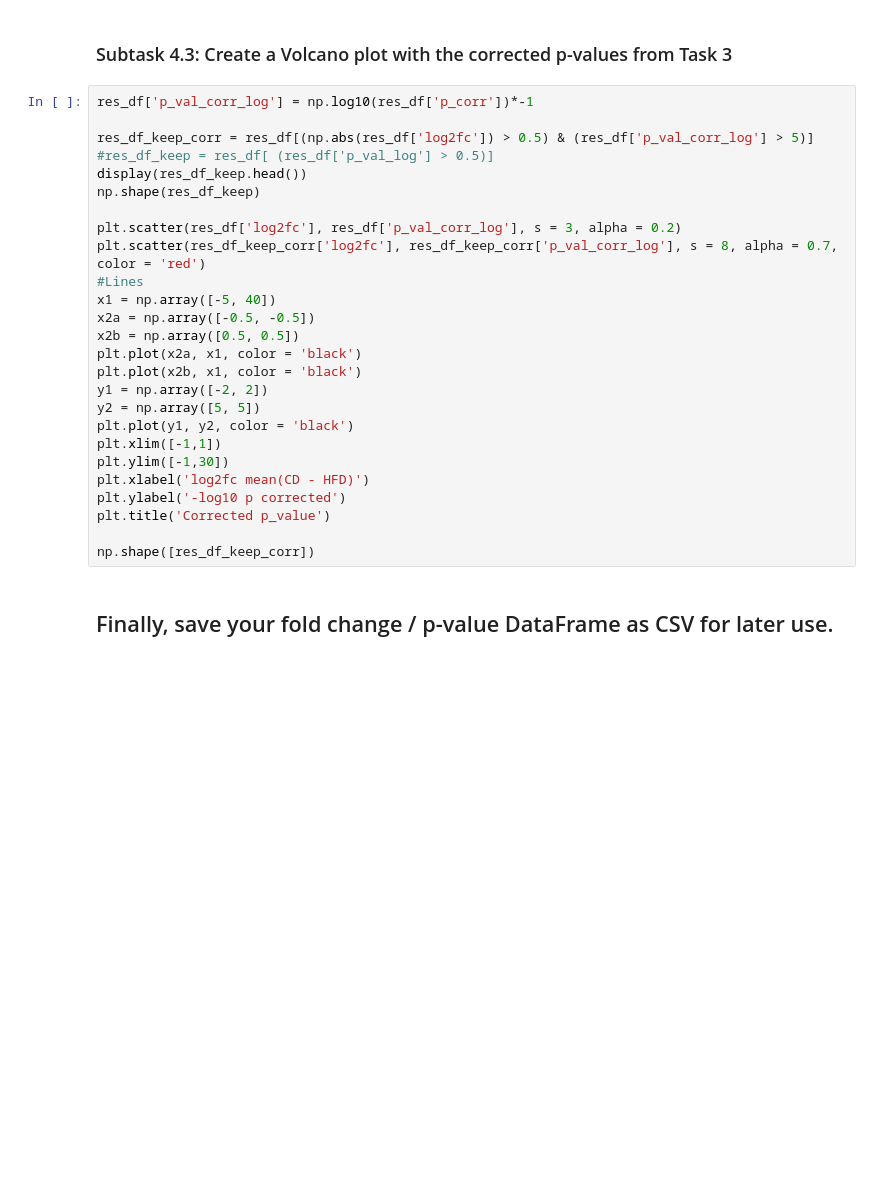
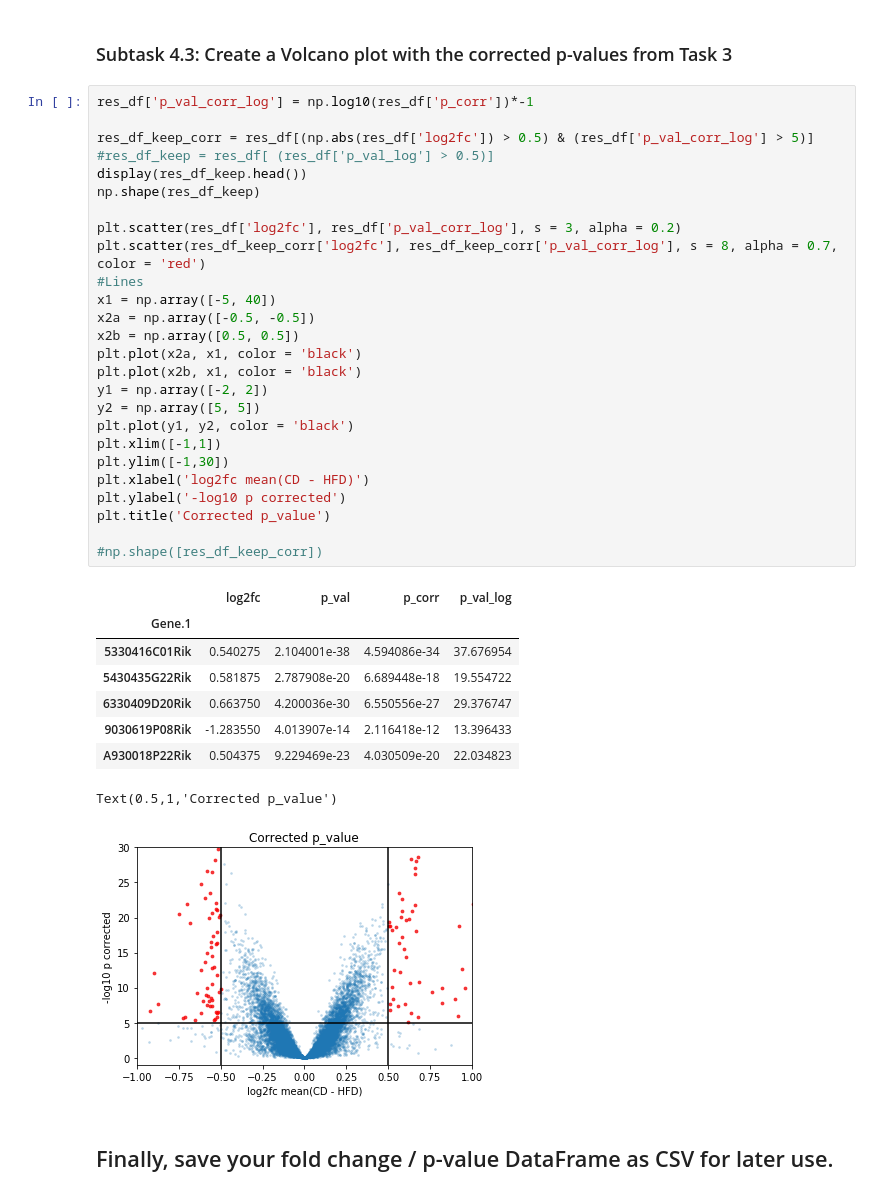
Before and after one commit to Osrip/Integrated_Bioinformatics, a Jupyter notebook: IntegratedBioinformatics/notebooks/Day56_DE_Analysis.ipynb, the cells around one changed output. Saved outputs shown, nothing was run; the diff lists cells and outputs as text; blank space fills up the shorter version.

```diff
--- a/IntegratedBioinformatics/notebooks/Day56_DE_Analysis.ipynb
+++ b/IntegratedBioinformatics/notebooks/Day56_DE_Analysis.ipynb
@@ -567,28 +567,38 @@ We calculated the p-value using the student t test. Its 0 hypothesis is , that t
 # %%
 res_df['p_val_corr_log'] = np.log10(res_df['p_corr'])*-1
 
 res_df_keep_corr = res_df[(np.abs(res_df['log2fc']) > 0.5) & (res_df['p_val_corr_log'] > 5)]
 #res_df_keep = res_df[ (res_df['p_val_log'] > 0.5)]
 display(res_df_keep.head())
 np.shape(res_df_keep)
 
 plt.scatter(res_df['log2fc'], res_df['p_val_corr_log'], s = 3, alpha = 0.2)
 plt.scatter(res_df_keep_corr['log2fc'], res_df_keep_corr['p_val_corr_log'], s = 8, alpha = 0.7, color = 'red')
 #Lines
 x1 = np.array([-5, 40])
 x2a = np.array([-0.5, -0.5])
 x2b = np.array([0.5, 0.5])
 plt.plot(x2a, x1, color = 'black')
 plt.plot(x2b, x1, color = 'black')
 y1 = np.array([-2, 2])
 y2 = np.array([5, 5])
 plt.plot(y1, y2, color = 'black')
 plt.xlim([-1,1])
 plt.ylim([-1,30])
 plt.xlabel('log2fc mean(CD - HFD)')
 plt.ylabel('-log10 p corrected')
 plt.title('Corrected p_value')
 
-np.shape([res_df_keep_corr])
+#np.shape([res_df_keep_corr])
+# %% [output]
+|  | log2fc | p_val | p_corr | p_val_log |
+| Gene.1 |  |  |  |  |
+| 5330416C01Rik | 0.540275 | 2.104001e-38 | 4.594086e-34 | 37.676954 |
+| 5430435G22Rik | 0.581875 | 2.787908e-20 | 6.689448e-18 | 19.554722 |
+| 6330409D20Rik | 0.663750 | 4.200036e-30 | 6.550556e-27 | 29.376747 |
+| 9030619P08Rik | -1.283550 | 4.013907e-14 | 2.116418e-12 | 13.396433 |
+| A930018P22Rik | 0.504375 | 9.229469e-23 | 4.030509e-20 | 22.034823 |
+Text(0.5,1,'Corrected p_value')
+[figure, added]
 # %% [markdown]
 ## Finally, save your fold change / p-value DataFrame as CSV for later use.
```
